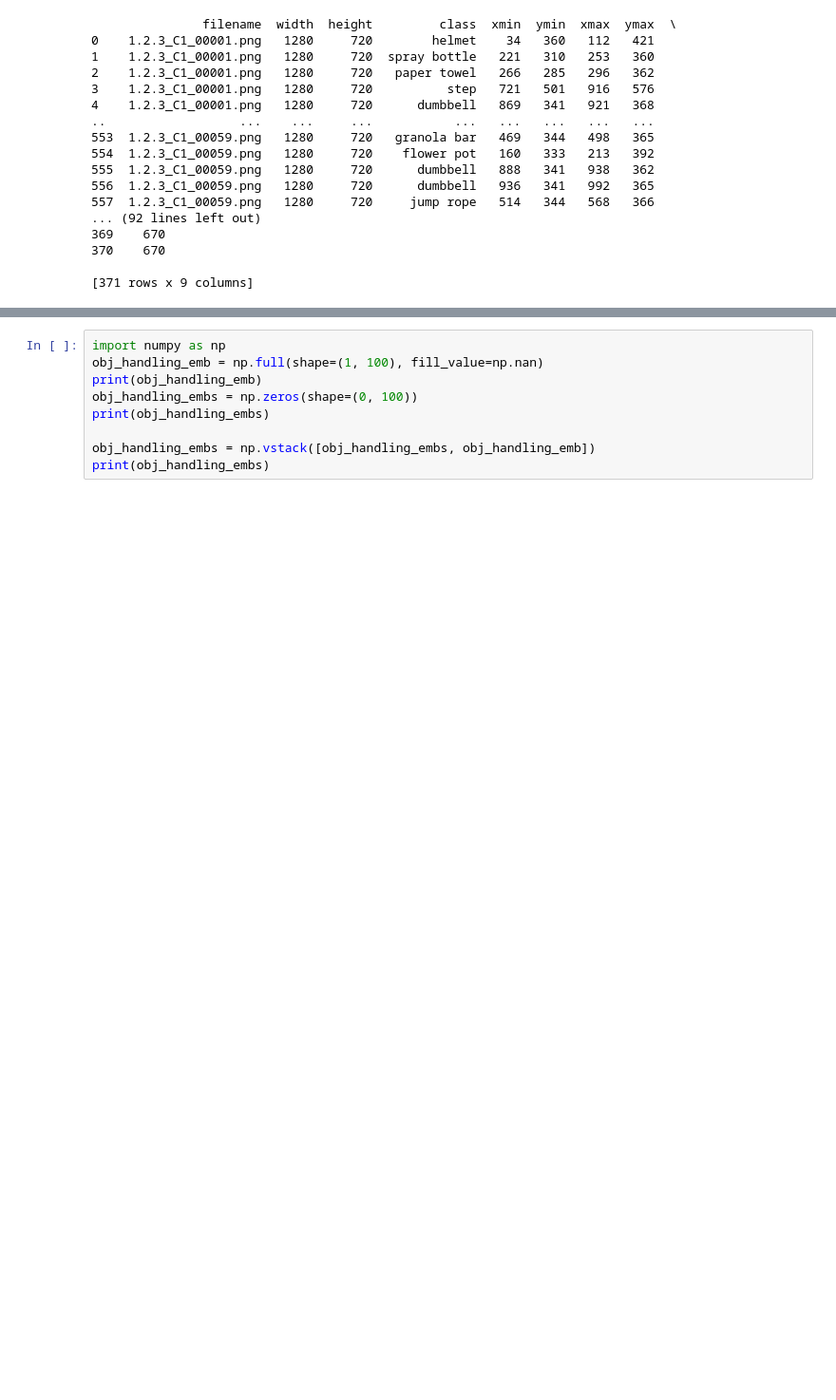
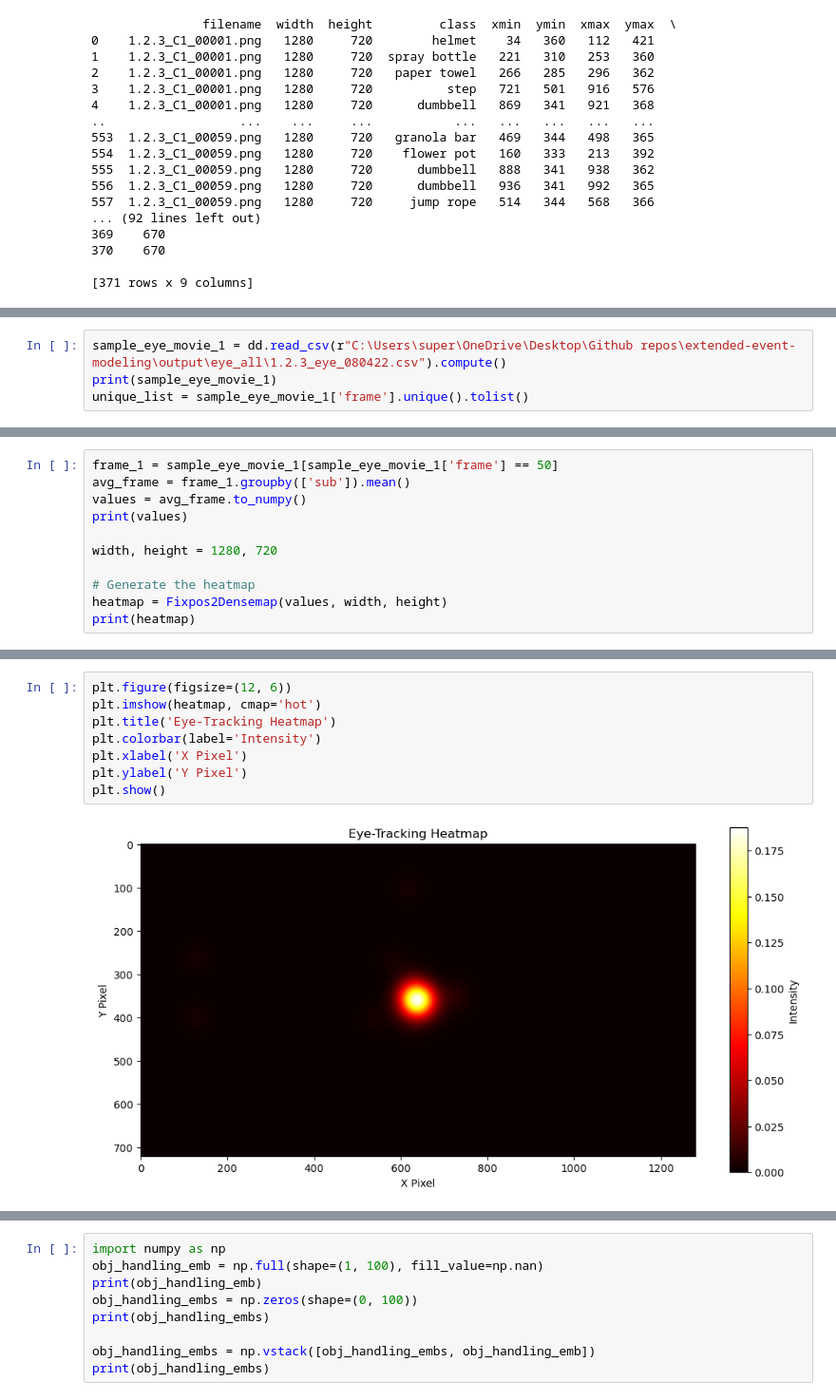
Before and after one commit to AndrewZhang599/extended-event-modeling, a Jupyter notebook: src/preprocess_features/andrew_testing_preprocessing.ipynb, the cells around one changed output, grey strips where cells are left out. Shown at 95% size. Saved outputs shown, nothing was run; the diff lists cells and outputs as text; blank space fills up the shorter version.

```diff
--- a/src/preprocess_features/andrew_testing_preprocessing.ipynb
+++ b/src/preprocess_features/andrew_testing_preprocessing.ipynb
@@ -112,0 +142,4 @@ print(tracking_df_1_frame_1)
+# %%
+sample_eye_movie_1 = dd.read_csv(r"C:\Users\super\OneDrive\Desktop\Github repos\extended-event-modeling\output\eye_all\1.2.3_eye_080422.csv").compute()
+print(sample_eye_movie_1)
+unique_list = sample_eye_movie_1['frame'].unique().tolist()
@@ -112,0 +211,11 @@ print(tracking_df_1_frame_1)
+# %%
+frame_1 = sample_eye_movie_1[sample_eye_movie_1['frame'] == 50]
+avg_frame = frame_1.groupby(['sub']).mean()
+values = avg_frame.to_numpy()
+print(values)
+
+width, height = 1280, 720
+
+# Generate the heatmap
+heatmap = Fixpos2Densemap(values, width, height)
+print(heatmap)
@@ -112,0 +240,10 @@ print(tracking_df_1_frame_1)
+# %%
+plt.figure(figsize=(12, 6))
+plt.imshow(heatmap, cmap='hot')
+plt.title('Eye-Tracking Heatmap')
+plt.colorbar(label='Intensity')
+plt.xlabel('X Pixel')
+plt.ylabel('Y Pixel')
+plt.show()
+# %% [output]
+[figure, added]
```
Also changed, not shown: parts of 12 cells of this notebook, 2 other files.
